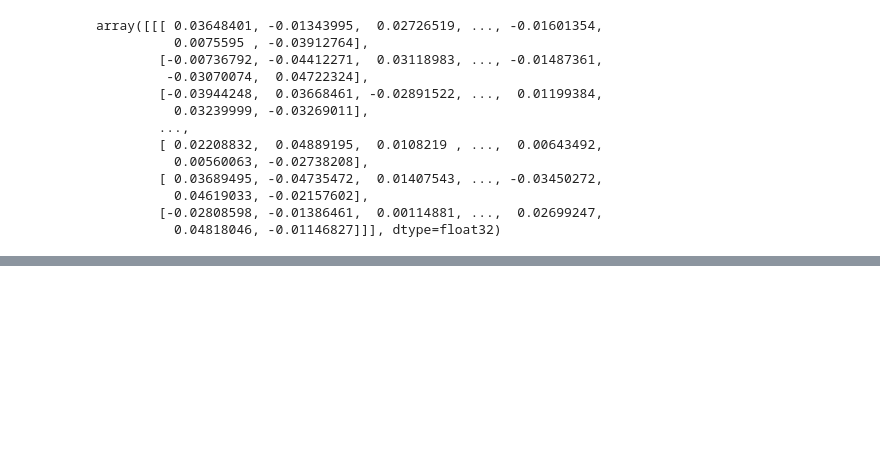
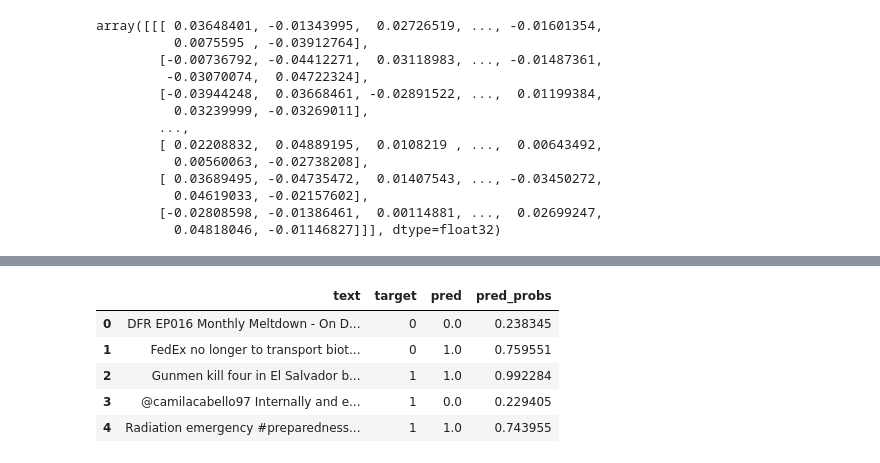
Before and after one commit to sanjeevhalyal/machinelearningpartice, a Jupyter notebook: Udemy ztmdeeplearning/08_introduction_nlp_in_tensorflow.ipynb, the cells around one changed output, grey strips where cells are left out. Drawn from its saved outputs; the diff is of its cells as text; code cells hidden in the pictures; blank space fills up the shorter version.

```diff
--- a/Udemy ztmdeeplearning/08_introduction_nlp_in_tensorflow.ipynb
+++ b/Udemy ztmdeeplearning/08_introduction_nlp_in_tensorflow.ipynb
@@ -228,0 +1110,3 @@ array([[[ 0.03648401, -0.01343995,  0.02726519, ..., -0.01601354,
+# %%
+sentence_encoder_layer = hub.KerasLayer("https://tfhub.dev/google/universal-sentence-encoder/4", input_shape=[],
+                                       output_shape=[512], dtype="string", trainable=False, name="USE")
@@ -228,0 +1173,24 @@ array([[[ 0.03648401, -0.01343995,  0.02726519, ..., -0.01601354,
+# %%
+# Build model with the Functional API
+from tensorflow.keras import layers
+from tensorflow.keras import Sequential
+
+model_6_2 = Sequential([
+    sentence_encoder_layer,
+    layers.Dense(128, activation="relu"),
+    layers.Dense(1, activation="sigmoid")
+])
+
+# Compile model
+model_6_2.compile(loss="binary_crossentropy",
+                optimizer=tf.keras.optimizers.Adam(),
+                metrics=["accuracy"])
+model_6_2.summary()
+
+# Fit the model
+model_6_2_history = model_6_2.fit(train_text, # input sentences can be a list of strings due to text preprocessing layer built-in model
+                              train_label,
+                              epochs=5,
+                              validation_data=(val_text, val_label),
+                              callbacks=[create_tensorboard_callback(dir_name="tensorboard_hub_08",
+                                                                     experiment_name="08_model_6_2")])
@@ -228,0 +1438,3 @@ array([[[ 0.03648401, -0.01343995,  0.02726519, ..., -0.01601354,
+# %%
+pred_probs = model_6_2.predict(val_text)
+val_pred = tf.squeeze(tf.round(pred_probs))
@@ -228,0 +1443,16 @@ array([[[ 0.03648401, -0.01343995,  0.02726519, ..., -0.01601354,
+# %%
+val_df = pd.DataFrame({
+    "text": val_text,
+    "target": val_label,
+    "pred": val_pred,
+    "pred_probs": tf.squeeze(pred_probs)
+})
+# %%
+val_df.head()
+# %% [output]
+|  | text | target | pred | pred_probs |
+| 0 | DFR EP016 Monthly Meltdown - On D... | 0 | 0.0 | 0.238345 |
+| 1 | FedEx no longer to transport biot... | 0 | 1.0 | 0.759551 |
+| 2 | Gunmen kill four in El Salvador b... | 1 | 1.0 | 0.992284 |
+| 3 | @camilacabello97 Internally and e... | 1 | 0.0 | 0.229405 |
+| 4 | Radiation emergency #preparedness... | 1 | 1.0 | 0.743955 |
```
Also changed, not shown: parts of 100 cells of this notebook, 2 other files.
